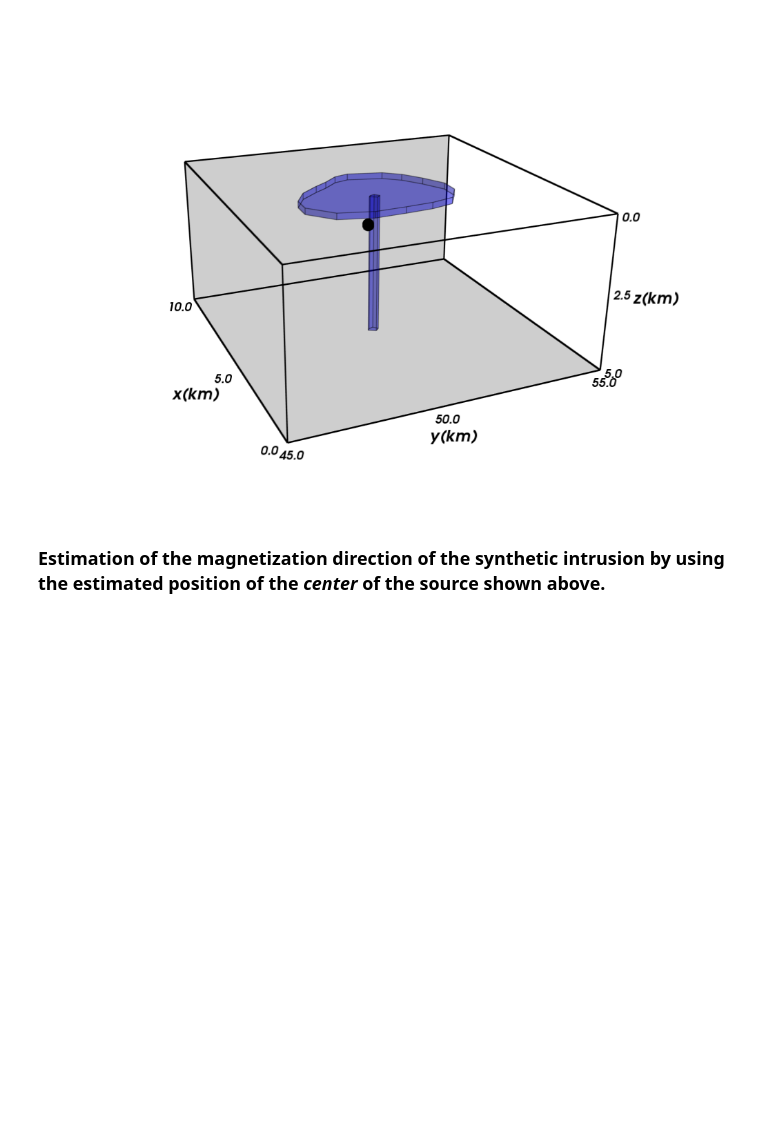
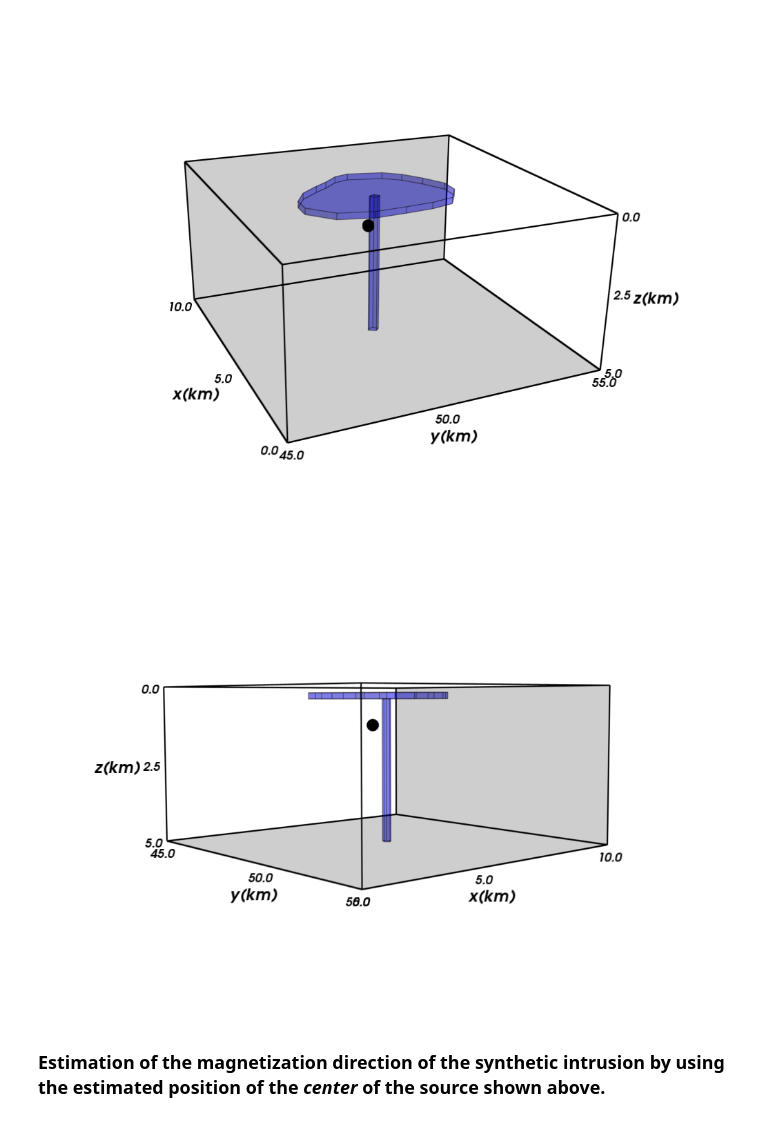
Before and after one commit to pinga-lab/Total-magnetization-of-spherical-bodies, a Jupyter notebook: notebooks/suppl_tests/complex/complex_test.ipynb, the cells around one changed output. Cells and saved outputs as stored; diff of their text form; code cells hidden in the pictures; blank space fills up the shorter version.

```diff
--- a/notebooks/suppl_tests/complex/complex_test.ipynb
+++ b/notebooks/suppl_tests/complex/complex_test.ipynb
@@ -652,6 +652,27 @@ myv.show()
 Image(filename='intrusion+estcenter.png')
 # %% [output]
 [figure]
+# %%
+scene = myv.figure(size=(1000, 800))
+myv.polyprisms(model, 'magnetization', opacity=0.3)
+myv.points(centers, color=(0, 0, 0), size=200.0)
+ax = myv.axes(myv.outline(extent=bounds), ranges=[b*0.001 for b in bounds], nlabels=3, fmt='%.1f')
+ax.axes.x_label, ax.axes.y_label, ax.axes.z_label = 'x(km)', 'y(km)', 'z(km)'
+ax.axes.font_factor = 1.2
+myv.wall_north(bounds)
+myv.wall_bottom(bounds)
+scene.scene.camera.position = [-13876.415247715013, 71877.883405675486, 320.41362032638312]
+scene.scene.camera.focal_point = [5000.0000000000209, 49999.999999999869, 2499.9999999999955]
+scene.scene.camera.view_angle = 30.0
+scene.scene.camera.view_up = [0.05147657480232995, -0.054928011371753162, -0.99716251223828367]
+scene.scene.camera.clipping_range = [14320.133501349588, 47498.621393559122]
+scene.scene.camera.compute_view_plane_normal()
+scene.scene.render()
+myv.savefig('intrusion+estcenter2.png')
+myv.show()
+Image(filename='intrusion+estcenter2.png')
+# %% [output]
+[figure, added]
 # %% [markdown]
 ### Estimation of the magnetization direction of the synthetic intrusion by using the estimated position of the *center* of the source shown above.
 # %%
```
Also changed, not shown: parts of 6 cells of this notebook, 11 other files.
